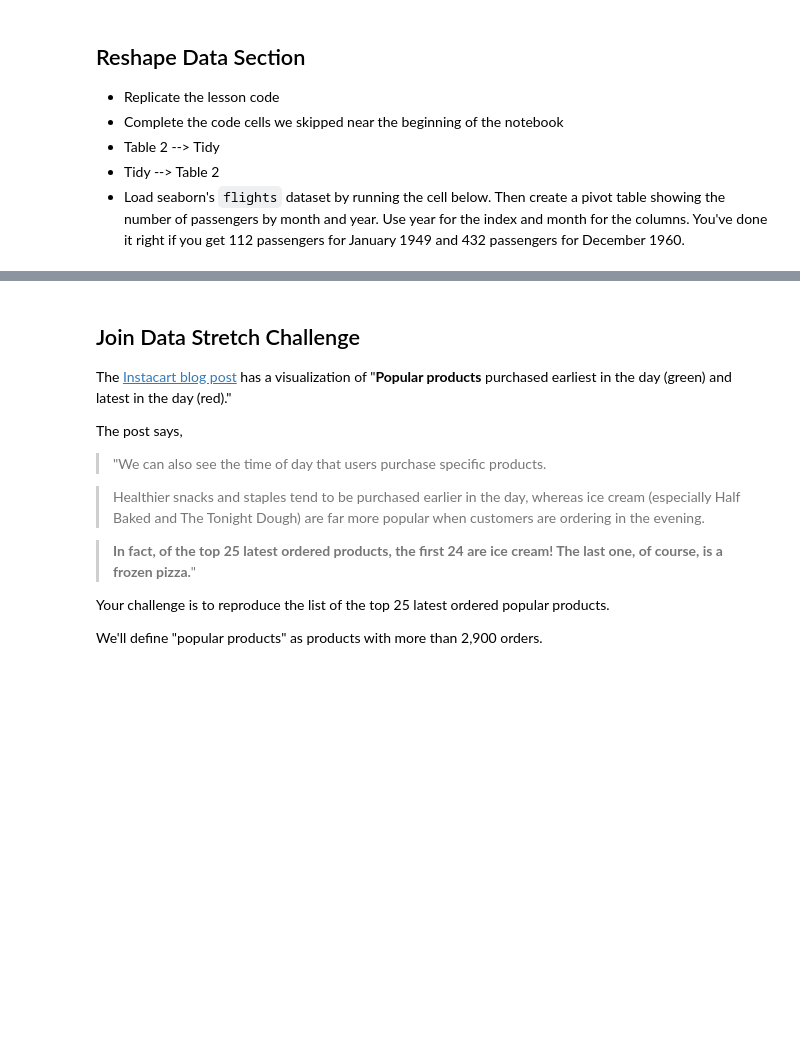
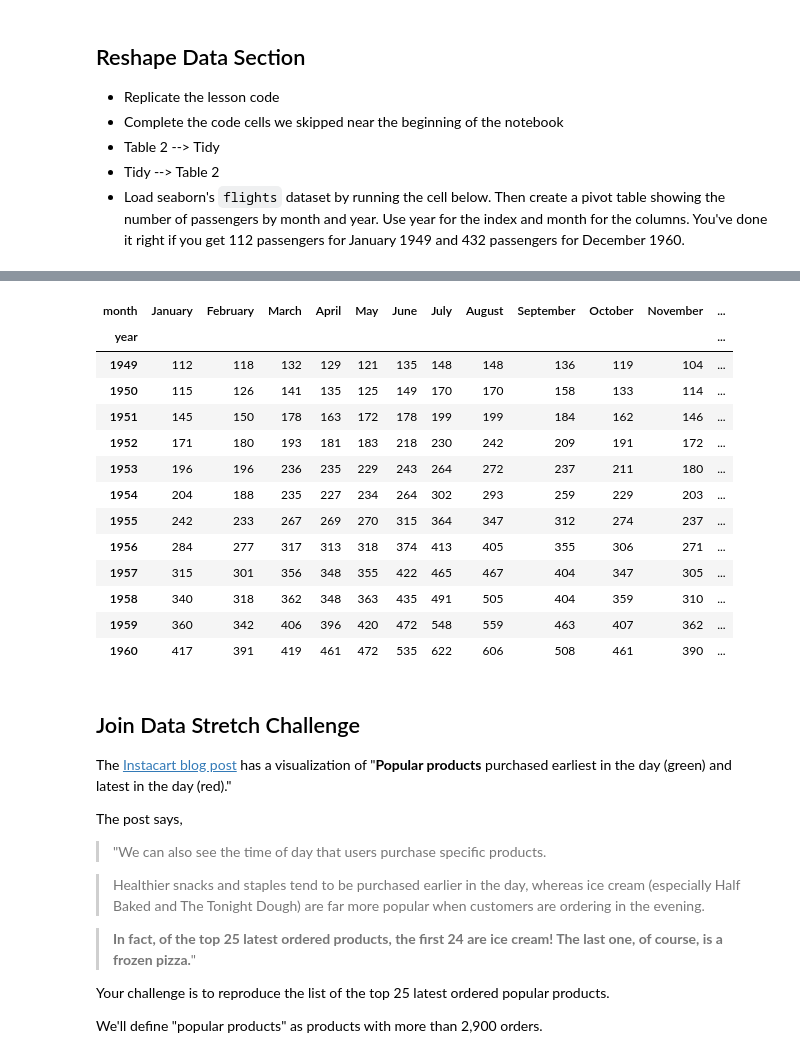
Before and after one commit to Bhavani-Rajan/DS-Unit-1-Sprint-2-Data-Wrangling-and-Storytelling, a Jupyter notebook: module1-join-and-reshape-data/LS_DS_121_Join_and_Reshape_Data_Assignment.ipynb, the cells around one changed output, grey strips where cells are left out. Drawn from its saved outputs; the diff is of its cells as text; code cells hidden in the pictures; blank space fills up the shorter version.

```diff
--- a/module1-join-and-reshape-data/LS_DS_121_Join_and_Reshape_Data_Assignment.ipynb
+++ b/module1-join-and-reshape-data/LS_DS_121_Join_and_Reshape_Data_Assignment.ipynb
@@ -209,3 +338,22 @@ flights = sns.load_dataset('flights')
+# %%
+flights_table = flights.pivot_table(index='year',columns='month',values='passengers')
+# %%
+flights_table
+# %% [output]
+| month | January | February | March | April | May | June | July | August | September | October | November | ... |
+| year |  |  |  |  |  |  |  |  |  |  |  | ... |
+| 1949 | 112 | 118 | 132 | 129 | 121 | 135 | 148 | 148 | 136 | 119 | 104 | ... |
+| 1950 | 115 | 126 | 141 | 135 | 125 | 149 | 170 | 170 | 158 | 133 | 114 | ... |
+| 1951 | 145 | 150 | 178 | 163 | 172 | 178 | 199 | 199 | 184 | 162 | 146 | ... |
+| 1952 | 171 | 180 | 193 | 181 | 183 | 218 | 230 | 242 | 209 | 191 | 172 | ... |
+| 1953 | 196 | 196 | 236 | 235 | 229 | 243 | 264 | 272 | 237 | 211 | 180 | ... |
+| 1954 | 204 | 188 | 235 | 227 | 234 | 264 | 302 | 293 | 259 | 229 | 203 | ... |
+| 1955 | 242 | 233 | 267 | 269 | 270 | 315 | 364 | 347 | 312 | 274 | 237 | ... |
+| 1956 | 284 | 277 | 317 | 313 | 318 | 374 | 413 | 405 | 355 | 306 | 271 | ... |
+| 1957 | 315 | 301 | 356 | 348 | 355 | 422 | 465 | 467 | 404 | 347 | 305 | ... |
+| 1958 | 340 | 318 | 362 | 348 | 363 | 435 | 491 | 505 | 404 | 359 | 310 | ... |
+| 1959 | 360 | 342 | 406 | 396 | 420 | 472 | 548 | 559 | 463 | 407 | 362 | ... |
+| 1960 | 417 | 391 | 419 | 461 | 472 | 535 | 622 | 606 | 508 | 461 | 390 | ... |
 # %% [markdown]
 ## Join Data Stretch Challenge
 
```
Also changed, not shown: parts of 16 cells of this notebook.
